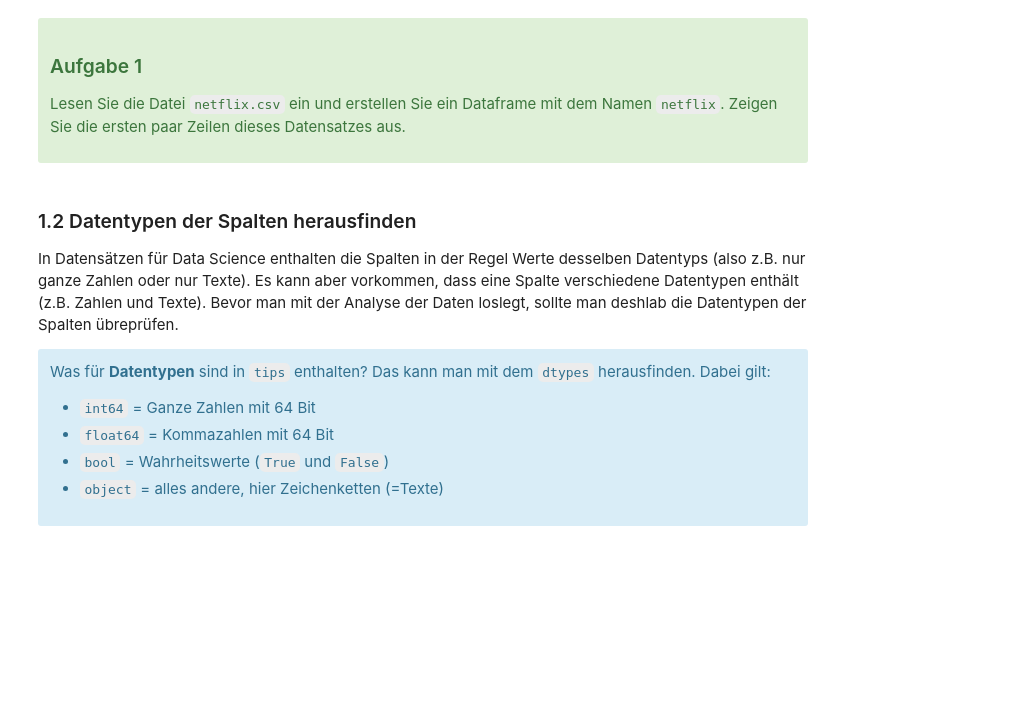
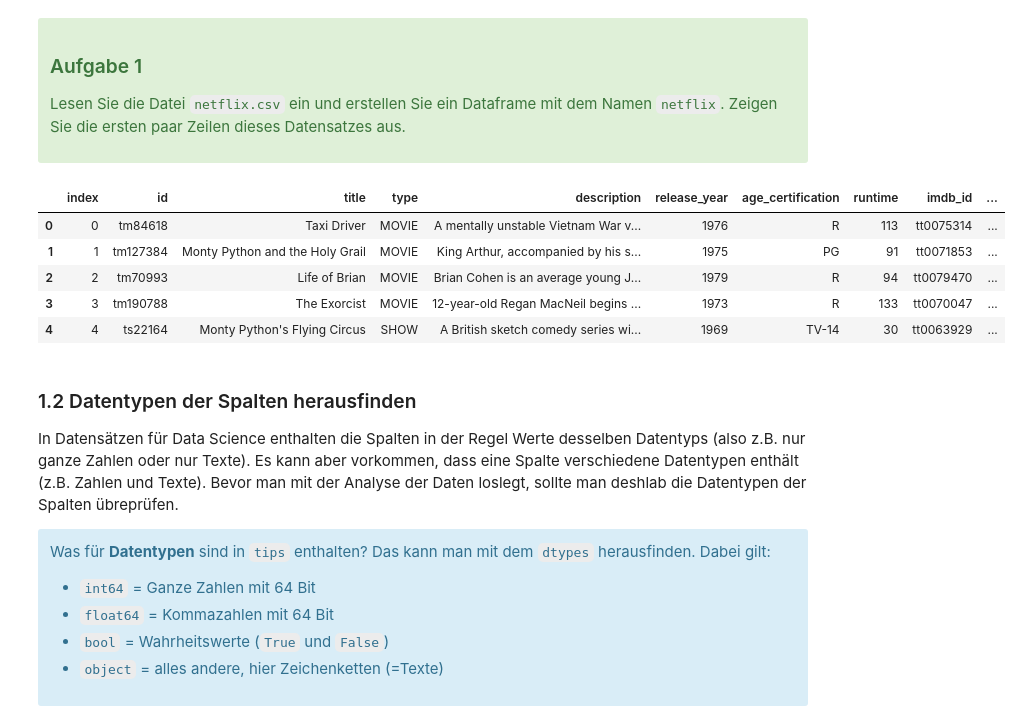
Before and after one commit to Timon-D3v/wahlfach-informatik, a Jupyter notebook: 25_Notebook 1 - Daten visualisieren und analysieren.ipynb, the cells around one changed output. Saved outputs shown, nothing was run; the diff lists cells and outputs as text; code cells hidden in the pictures; blank space fills up the shorter version.

```diff
--- a/25_Notebook 1 - Daten visualisieren und analysieren.ipynb
+++ b/25_Notebook 1 - Daten visualisieren und analysieren.ipynb
@@ -88,6 +89,15 @@ Lesen Sie die Datei `netflix.csv` ein und erstellen Sie ein Dataframe mit dem Na
 </div>
 # %%
 # Hier Code eingeben
+netflix = pd.read_csv("./datasets/netflix.csv")
+netflix.head()
+# %% [output]
+|  | index | id | title | type | description | release_year | age_certification | runtime | imdb_id | ... |
+| 0 | 0 | tm84618 | Taxi Driver | MOVIE | A mentally unstable Vietnam War v... | 1976 | R | 113 | tt0075314 | ... |
+| 1 | 1 | tm127384 | Monty Python and the Holy Grail | MOVIE | King Arthur, accompanied by his s... | 1975 | PG | 91 | tt0071853 | ... |
+| 2 | 2 | tm70993 | Life of Brian | MOVIE | Brian Cohen is an average young J... | 1979 | R | 94 | tt0079470 | ... |
+| 3 | 3 | tm190788 | The Exorcist | MOVIE | 12-year-old Regan MacNeil begins ... | 1973 | R | 133 | tt0070047 | ... |
+| 4 | 4 | ts22164 | Monty Python's Flying Circus | SHOW | A British sketch comedy series wi... | 1969 | TV-14 | 30 | tt0063929 | ... |
 # %% [markdown]
 ### 1.2 Datentypen der Spalten herausfinden
 
```
Also changed, not shown: parts of 15 cells of this notebook.
